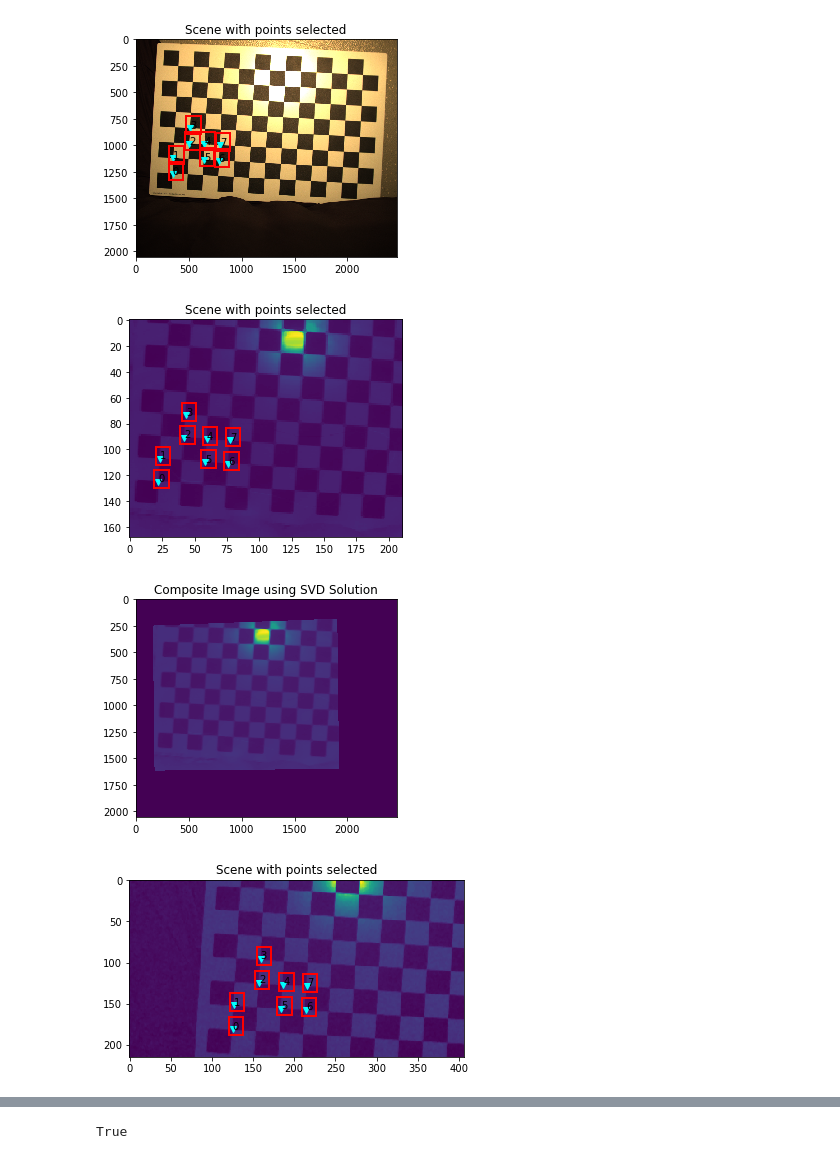
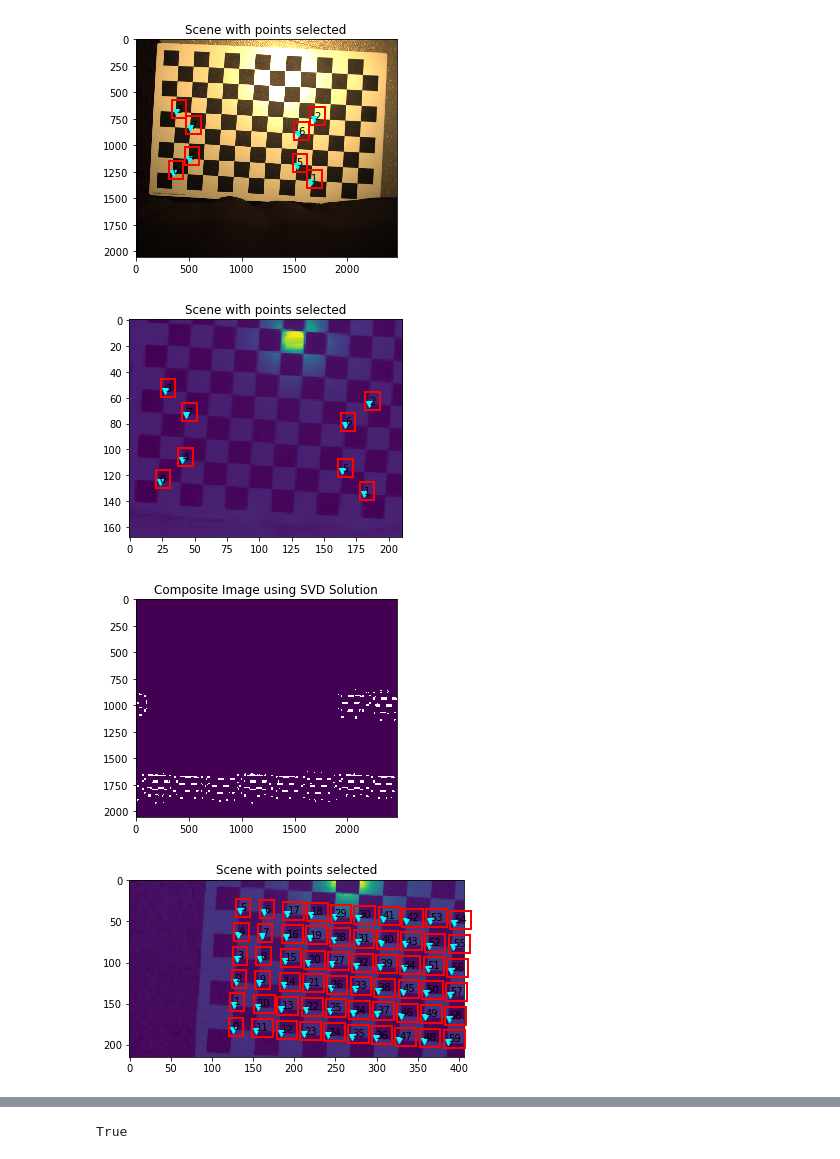
Before and after one commit to RIVeR-Lab/hyperspectral_macro_plastic_detection, a Jupyter notebook: processing/Register_Images.ipynb, the cells around one changed output, grey strips where cells are left out. Cells and saved outputs as stored; diff of their text form; code cells hidden in the pictures.

```diff
--- a/processing/Register_Images.ipynb
+++ b/processing/Register_Images.ipynb
@@ -21,7 +21,7 @@ def grab_image_points(fpath, npoints, image=[]):
         sceneOne = image
     plt.imshow(sceneOne)
     # Collect n points on the image
-    points = plt.ginput(npoints)
+    points = plt.ginput(npoints, timeout=600)
     # Plot the points
     %matplotlib inline
     for x in range(npoints):
@@ -41,17 +41,21 @@ def create_im_h(p, p_prime):
 
 def create_homography(src_points, dest_points, n_points):
     # For each point correspondence, create the appropriate vector
-    h_temp = []
-    for x in range(n_points):
-        dat = create_im_h(src_points[x,:], dest_points[x,:])
-        h_temp.append(dat)
-    # Create the stacked feature vector and solve using the Direct Linear Transformation (DLT) algorithm
-    fullData = np.vstack(h_temp)
-    u,s,vh = np.linalg.svd(fullData)
-    # Find the smallest singular values
-    v = vh.transpose()
-    target_ind = np.argmin(s)
-    h = v[:, -1].reshape(3,3)
+    # h_temp = []
+    # for x in range(n_points):
+    #     dat = create_im_h(src_points[x,:], dest_points[x,:])
+    #     h_temp.append(dat)
+    # # Create the stacked feature vector and solve using the Direct Linear Transformation (DLT) algorithm
+    # fullData = np.vstack(h_temp)
+    # u,s,vh = np.linalg.svd(fullData)
+    # # Find the smallest singular values
+    # v = vh.transpose()
+    # target_ind = np.argmin(s)
+    # h = v[:, -1].reshape(3,3)
+    # Set RANSAC parameters
+    ransac_reproj_threshold = 0.1
+    ransac_max_iter = 5000
+    h, mask = cv2.findHomography(src_points, dest_points, cv2.RANSAC, ransac_reproj_threshold, maxIters=ransac_max_iter)
     return h
 
 def find_max_rectangular_mask(image):
@@ -118,24 +122,33 @@ def generate_registered_cube(h_ximea_2_img: np.ndarray, h_imec_2_img: np.ndarray
     # Register the image using the precomputed homographies
     ximea_registered = apply_homography_to_cube(h_ximea_2_img, im_dest, ximea_cube)
     imec_registered = apply_homography_to_cube(h_imec_2_img, im_dest, imec_cube)
+    # Get image dimensions
+    height, width, _ = imec_registered.shape
+
+    # Create a new image with the same dimensions
+    imec_shift = np.zeros_like(imec_registered)
+
+    # Shift the image left by one pixel
+    # imec_shift[:, 50:, :] = imec_registered[:, :-50, :]
     combined_spectra= np.dstack((ximea_registered,imec_registered))
     return combined_spectra
 # %%
 # Read in the RGB images
-im_dest, dest_points = grab_image_points('./plastics_checkerboard_1/rgb/1_rgb.png', 8)
+im_dest, dest_points = grab_image_points('../calibration/plastics_checkerboard_1/rgb/0_rgb.png', 8)
 # %% [output]
-[figure, old version]
+[figure, new version]
 # %%
 # Read in the IMEC image
-imec_img = np.load('./plastics_checkerboard_1/imec_cal/cal_0_imec.npy')[:,:,0]
-im_src, src_points = grab_image_points([], 8, imec_img)
+imec_img = np.load('../calibration/plastics_checkerboard_1/imec_cal/cal_0_imec.npy')[:,:,0]
+cv2.imwrite('../calibration/plastics_checkerboard_1/imec_1.png', imec_img)
+im_src, imec_src_points = grab_image_points([], 8, imec_img)
 # %% [output]
-[figure, old version]
+[figure, new version]
 # %%
-h_imec_2_img = create_homography(src_points, dest_points, 8)
+h_imec_2_img = create_homography(imec_src_points, dest_points, 8)
 plt.imshow(cv2.warpPerspective(im_src, h_imec_2_img, (im_dest.shape[1],im_dest.shape[0]), im_dest, borderMode=cv2.BORDER_TRANSPARENT))
 plt.title('Composite Image using SVD Solution')
 plt.show()
 # %% [output]
-[figure, old version]
+[figure, new version]
 # %%
@@ -143,9 +156,9 @@ np.save('./imec_to_rgb_homography.npy', h_imec_2_img)
 # %%
 # Read in the XIMEA image
-ximea_img = np.load('./plastics_checkerboard_1/ximea_cal/cal_0_ximea.npy')[:,:,0]
-ximea_im_src, ximea_src_points = grab_image_points([], 8, ximea_img)
+ximea_img = np.load('../calibration/plastics_checkerboard_1/ximea_cal/cal_0_ximea.npy')[:,:,0]
+ximea_im_src, ximea_src_points = grab_image_points([], 60, ximea_img)
 # %% [output]
-[figure, old version]
+[figure, new version]
 # %%
 h_ximea_2_img = create_homography(ximea_src_points, dest_points, 8)
 plt.imshow(cv2.warpPerspective(ximea_im_src, h_ximea_2_img, (im_dest.shape[1],im_dest.shape[0]), im_dest, borderMode=cv2.BORDER_TRANSPARENT))
```
Also changed, not shown: parts of 5 cells of this notebook, 2 other files.
